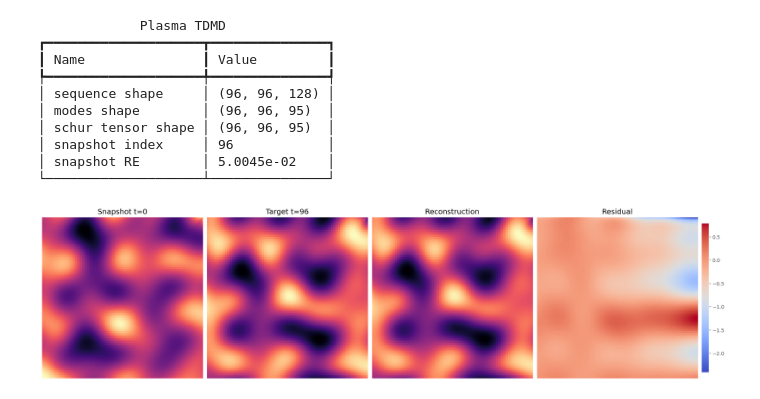
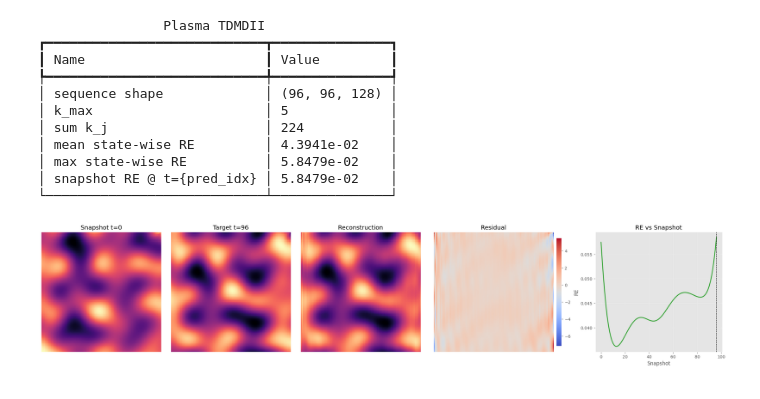
Before and after one commit to p4sttt/tdmd-toolbox, a Jupyter notebook: examples/tdmd-plasma.ipynb, the cells around one changed output. Drawn from its saved outputs; the diff is of its cells as text; code cells hidden in the pictures.

```diff
--- a/examples/tdmd-plasma.ipynb
+++ b/examples/tdmd-plasma.ipynb
@@ -35,49 +28,63 @@ pred_idx = train_sequence.shape[2]
 # %%
-X, Y = split_shifted_tensor(train_sequence)
+X = train_tensor[:, :-1, :]
+Y = train_tensor[:, 1:, :]
 transform = FFTTransform()
-svd_threshold = 0.0
+gamma = 0.999
 signvals_threshold = 1.0e-8
-current_window = train_sequence[:, :, 1:]
 
-modes, schur_tensor = tdmd(
+modes, schur_tensor, amplitudes, multirank = tdmdii(
     X,
     Y,
     transform,
-    svd_threshold=svd_threshold,
+    gamma=gamma,
     signvals_threshold=signvals_threshold,
 )
-next_window = apply_tdmd_operator(current_window, modes, schur_tensor, transform)
-snapshot_pred = next_window[:, :, -1]
-snapshot_true = Z[:, :, pred_idx]
-snapshot_re = relative_error(snapshot_true, snapshot_pred)
+pred_steps = np.arange(pred_idx + 1)
+pred_sequence = reconstruct_tdmdii_sequence(modes, schur_tensor, amplitudes, pred_idx, transform)
+true_sequence = jnp.stack([Z[:, :, step] for step in pred_steps])
+state_errors = np.asarray([relative_error(true_sequence[step], pred_sequence[step]) for step in pred_steps])
+snapshot_pred = pred_sequence[pred_idx]
+snapshot_true = true_sequence[pred_idx]
+snapshot_re = float(state_errors[pred_idx])
 
-table = Table(title="Plasma TDMD")
+table = Table(title="Plasma TDMDII")
 table.add_column("Name", no_wrap=True)
 table.add_column("Value")
 table.add_row("sequence shape", f"{tuple(Z.shape)}")
-table.add_row("modes shape", f"{tuple(modes.shape)}")
-table.add_row("schur tensor shape", f"{tuple(schur_tensor.shape)}")
-table.add_row("snapshot index", f"{pred_idx}")
-table.add_row("snapshot RE", f"{snapshot_re:.4e}")
+table.add_row("k_max", f"{int(multirank.max())}")
+table.add_row("sum k_j", f"{int(multirank.sum())}")
+table.add_row("mean state-wise RE", f"{state_errors.mean():.4e}")
+table.add_row("max state-wise RE", f"{state_errors.max():.4e}")
+table.add_row("snapshot RE @ t={pred_idx}", f"{snapshot_re:.4e}")
 Console().print(table)
 # %% [output]
-             Plasma TDMD
-┏━━━━━━━━━━━━━━━━━━━━┳━━━━━━━━━━━━━━━┓
-┃ Name               ┃ Value         ┃
-┡━━━━━━━━━━━━━━━━━━━━╇━━━━━━━━━━━━━━━┩
-│ sequence shape     │ (96, 96, 128) │
-│ modes shape        │ (96, 96, 95)  │
-│ schur tensor shape │ (96, 96, 95)  │
-│ snapshot index     │ 96            │
-│ snapshot RE        │ 5.0045e-02    │
-└────────────────────┴───────────────┘
+                Plasma TDMDII
+┏━━━━━━━━━━━━━━━━━━━━━━━━━━━━┳━━━━━━━━━━━━━━━┓
+┃ Name                       ┃ Value         ┃
+┡━━━━━━━━━━━━━━━━━━━━━━━━━━━━╇━━━━━━━━━━━━━━━┩
+│ sequence shape             │ (96, 96, 128) │
+│ k_max                      │ 5             │
+│ sum k_j                    │ 224           │
+│ mean state-wise RE         │ 4.3941e-02    │
+│ max state-wise RE          │ 5.8479e-02    │
+│ snapshot RE @ t={pred_idx} │ 5.8479e-02    │
+└────────────────────────────┴───────────────┘
 # %%
-fig, axes = plt.subplots(1, 4, figsize=(19, 4.8), constrained_layout=True)
+fig, axes = plt.subplots(1, 5, figsize=(23, 4.8), constrained_layout=True)
+
 draw_frame(axes[0], Z[:, :, 0], "Snapshot t=0")
 draw_frame(axes[1], snapshot_true, f"Target t={pred_idx}")
 draw_frame(axes[2], snapshot_pred, "Reconstruction")
+
 residual_img = draw_frame(axes[3], snapshot_true - snapshot_pred, "Residual", cmap="coolwarm")
 fig.colorbar(residual_img, ax=axes[3], shrink=0.9, pad=0.02)
-plt.show()
+axes[4].plot(pred_steps, state_errors, linewidth=2, color="tab:green")
+axes[4].axvline(pred_idx, color="black", linestyle="--", linewidth=1)
+axes[4].set_title("RE vs Snapshot")
+axes[4].set_xlabel("Snapshot")
+axes[4].set_ylabel("RE")
+axes[4].grid(True, alpha=0.3)
+
+plt.show();
 # %% [output]
-[figure, old version]
+[figure, new version]
```
Also changed, not shown: parts of 2 cells of this notebook, 2 other files.
